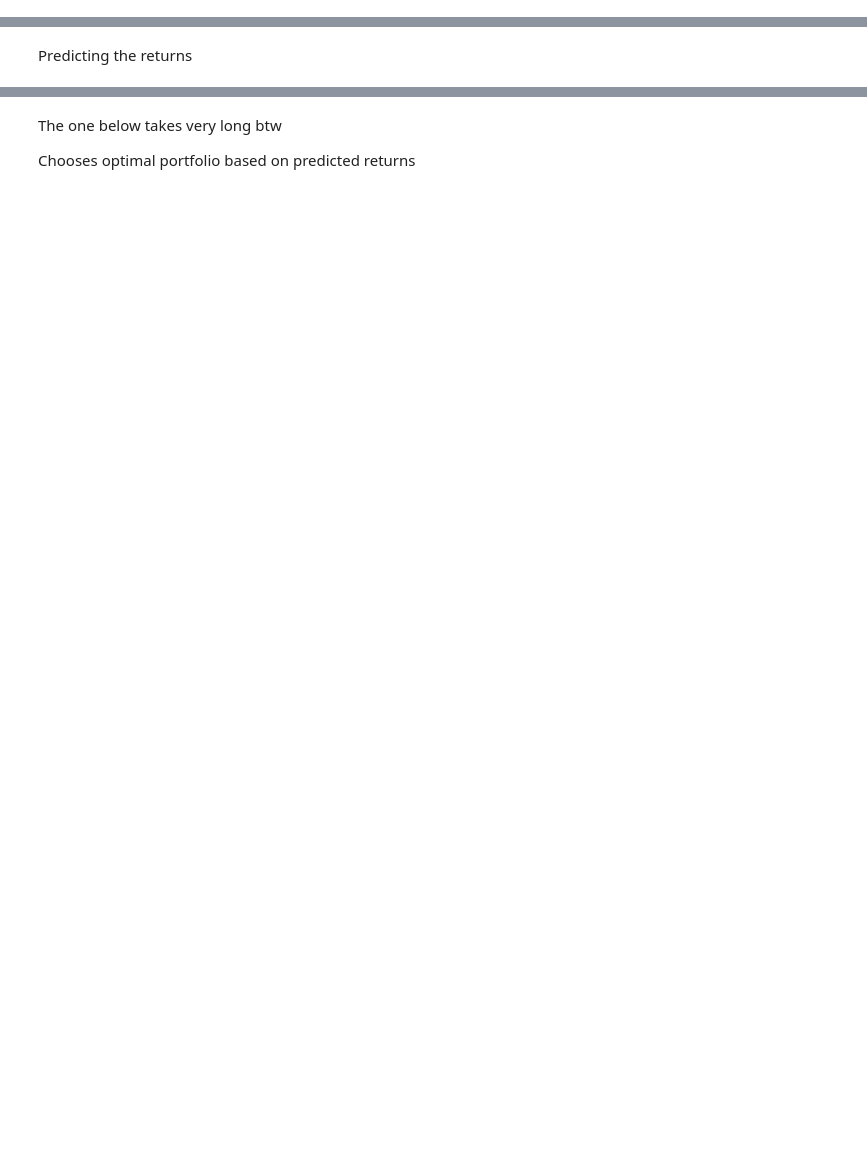
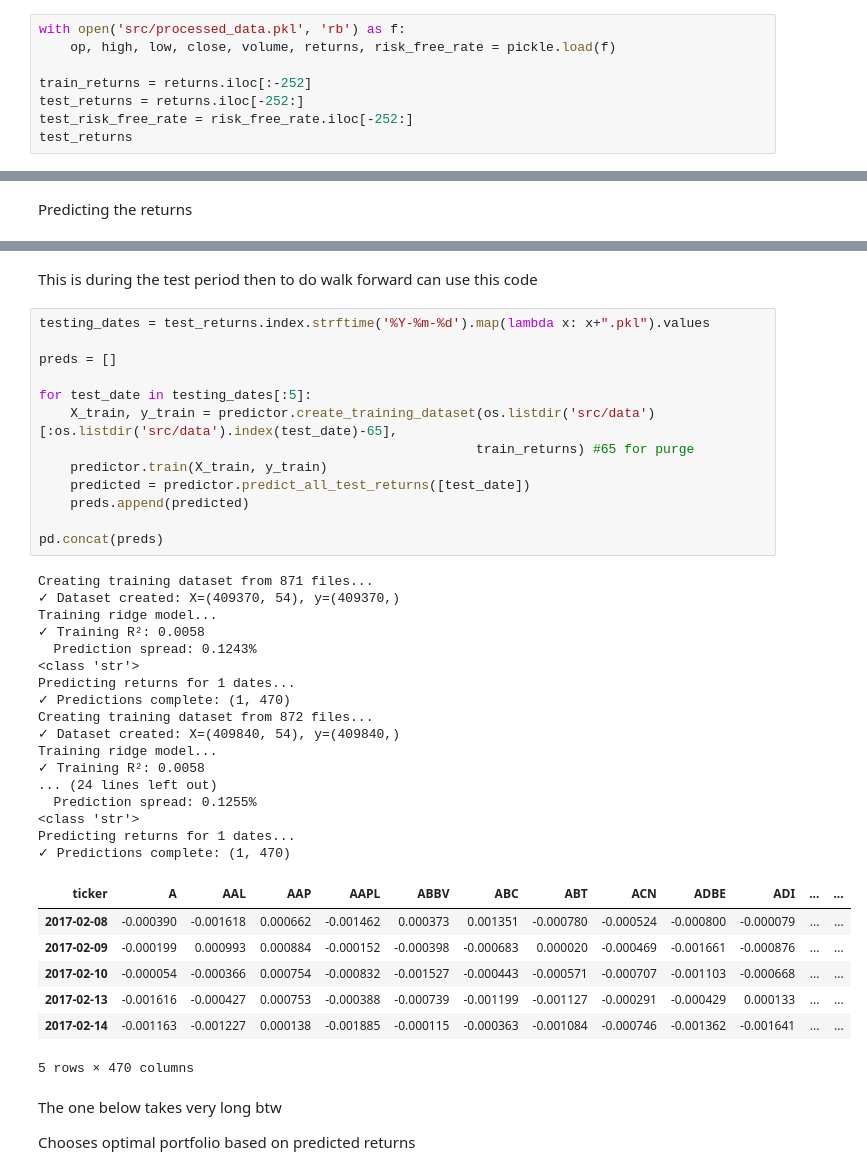
Before and after one commit to rileyteo/dse4212_portfolio_optimisation, a Jupyter notebook: test.ipynb, the cells around one changed output, grey strips where cells are left out. Cells and saved outputs as stored; diff of their text form; blank space fills up the shorter version.

```diff
--- a/test.ipynb
+++ b/test.ipynb
@@ -82,3 +82,11 @@ NameError: name 'results' is not defined
 Predicted Values
 # %%
 from src import *
+# %%
+with open('src/processed_data.pkl', 'rb') as f:
+    op, high, low, close, volume, returns, risk_free_rate = pickle.load(f)
+
+train_returns = returns.iloc[:-252]
+test_returns = returns.iloc[-252:]
+test_risk_free_rate = risk_free_rate.iloc[-252:]
+test_returns
@@ -98,5 +122,45 @@ Training ridge model...
 Predicting returns for 252 dates...
 ✓ Predictions complete: (252, 470)
+# %% [markdown]
+This is during the test period then to do walk forward can use this code
+# %%
+testing_dates = test_returns.index.strftime('%Y-%m-%d').map(lambda x: x+".pkl").values
+
+preds = []
+
+for test_date in testing_dates[:5]:
+    X_train, y_train = predictor.create_training_dataset(os.listdir('src/data')[:os.listdir('src/data').index(test_date)-65],
+                                                        train_returns) #65 for purge
+    predictor.train(X_train, y_train)
+    predicted = predictor.predict_all_test_returns([test_date])
+    preds.append(predicted)
+
+pd.concat(preds)
+# %% [output]
+Creating training dataset from 871 files...
+✓ Dataset created: X=(409370, 54), y=(409370,)
+Training ridge model...
+✓ Training R²: 0.0058
+  Prediction spread: 0.1243%
+<class 'str'>
+Predicting returns for 1 dates...
+✓ Predictions complete: (1, 470)
+Creating training dataset from 872 files...
+✓ Dataset created: X=(409840, 54), y=(409840,)
+Training ridge model...
+✓ Training R²: 0.0058
+... (24 lines left out)
+  Prediction spread: 0.1255%
+<class 'str'>
+Predicting returns for 1 dates...
+✓ Predictions complete: (1, 470)
+| ticker | A | AAL | AAP | AAPL | ABBV | ABC | ABT | ACN | ADBE | ADI | ... | ... |
+| 2017-02-08 | -0.000390 | -0.001618 | 0.000662 | -0.001462 | 0.000373 | 0.001351 | -0.000780 | -0.000524 | -0.000800 | -0.000079 | ... | ... |
+| 2017-02-09 | -0.000199 | 0.000993 | 0.000884 | -0.000152 | -0.000398 | -0.000683 | 0.000020 | -0.000469 | -0.001661 | -0.000876 | ... | ... |
+| 2017-02-10 | -0.000054 | -0.000366 | 0.000754 | -0.000832 | -0.001527 | -0.000443 | -0.000571 | -0.000707 | -0.001103 | -0.000668 | ... | ... |
+| 2017-02-13 | -0.001616 | -0.000427 | 0.000753 | -0.000388 | -0.000739 | -0.001199 | -0.001127 | -0.000291 | -0.000429 | 0.000133 | ... | ... |
+| 2017-02-14 | -0.001163 | -0.001227 | 0.000138 | -0.001885 | -0.000115 | -0.000363 | -0.001084 | -0.000746 | -0.001362 | -0.001641 | ... | ... |
+5 rows × 470 columns
 # %% [markdown]
 The one below takes very long btw
 
```
Also changed, not shown: parts of 5 cells of this notebook, 5 other files.
